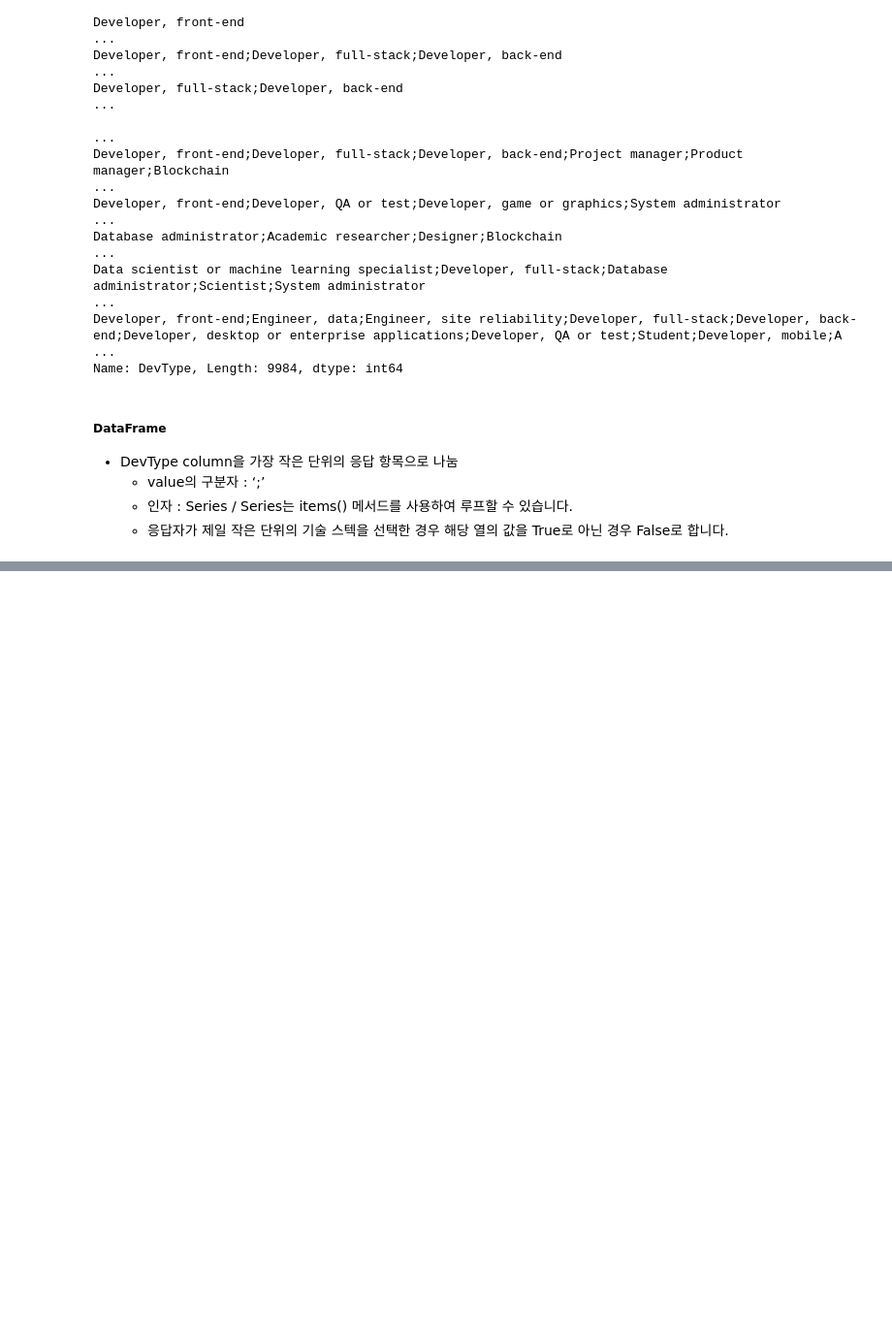
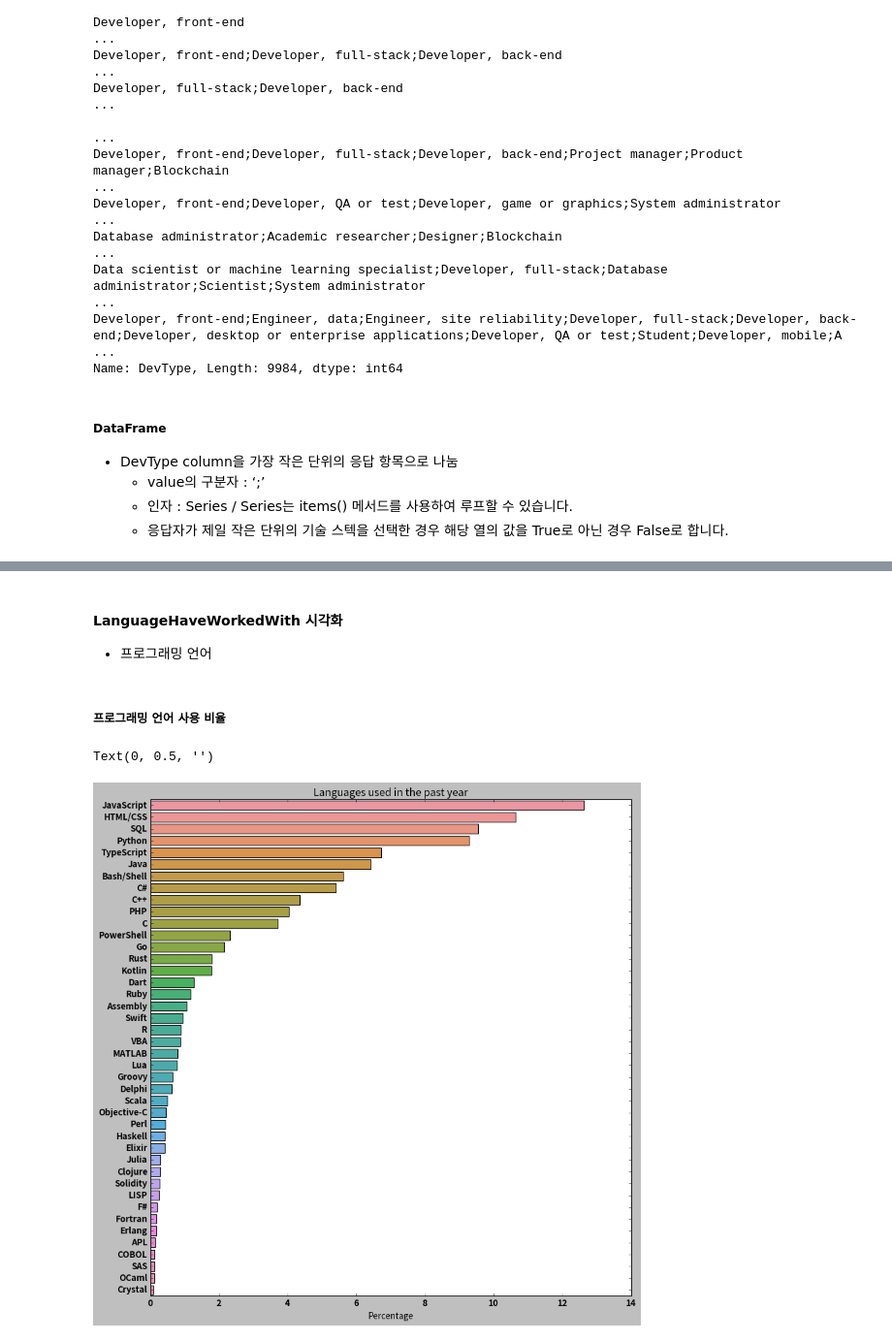
Before and after one commit to yulmu99/Playdata, a Jupyter notebook: python_basic/22Seaborn2.ipynb, the cells around one changed output, grey strips where cells are left out. Shown at 97% size. Saved outputs shown, nothing was run; the diff lists cells and outputs as text; code cells hidden in the pictures; blank space fills up the shorter version.

```diff
--- a/22Seaborn2.ipynb
+++ b/python_basic/22Seaborn2.ipynb
@@ -798,3 +798,7 @@ Name: DevType, Length: 9984, dtype: int64
     - value의 구분자 : ‘;’
     - 인자 : Series  / Series는 items() 메서드를 사용하여 루프할 수 있습니다.
     - 응답자가 제일 작은 단위의 기술 스텍을 선택한 경우 해당 열의 값을 True로 아닌 경우 False로 합니다.
+# %%
+dt = survey_df['DevType']    #Series
+# %%
+result_df= pd.DataFrame(survey_df['DevType']) #데이터 프레임으로변경
@@ -800,0 +808,8 @@ Name: DevType, Length: 9984, dtype: int64
+# %%
+#NaN값은 float형이라서 split이 불가능
+#NaN값을 제외한 value값을 구해야 함
+
+for idx, value in dt[dt.notnull()].items():  #NaN값 제외
+    print(value.split(';'))                  #;를 구분자로 str 구분
+    if idx >10:                              #일부만 확인
+        break
@@ -800,0 +911,18 @@ Name: DevType, Length: 9984, dtype: int64
+# %% [markdown]
+#### LanguageHaveWorkedWith 시각화
+- 프로그래밍 언어
+# %% [markdown]
+##### 프로그래밍 언어 사용 비율
+# %%
+survey_df['LanguageHaveWorkedWith']
+language_df_total = split_multicolumn(survey_df['LanguageHaveWorkedWith']).sum().sort_values(ascending=False)
+language_rate = language_df_total / language_df_total.sum() * 100
+
+plt.figure(figsize=(12,12))
+sns.barplot(x=language_rate,y=language_rate.index)
+plt.title('Languages used in the past year')
+plt.xlabel('Percentage')
+plt.ylabel(None)
+# %% [output]
+Text(0, 0.5, '')
+[figure, added]
```
Also changed, not shown: parts of 17 cells of this notebook, 11 other files.
